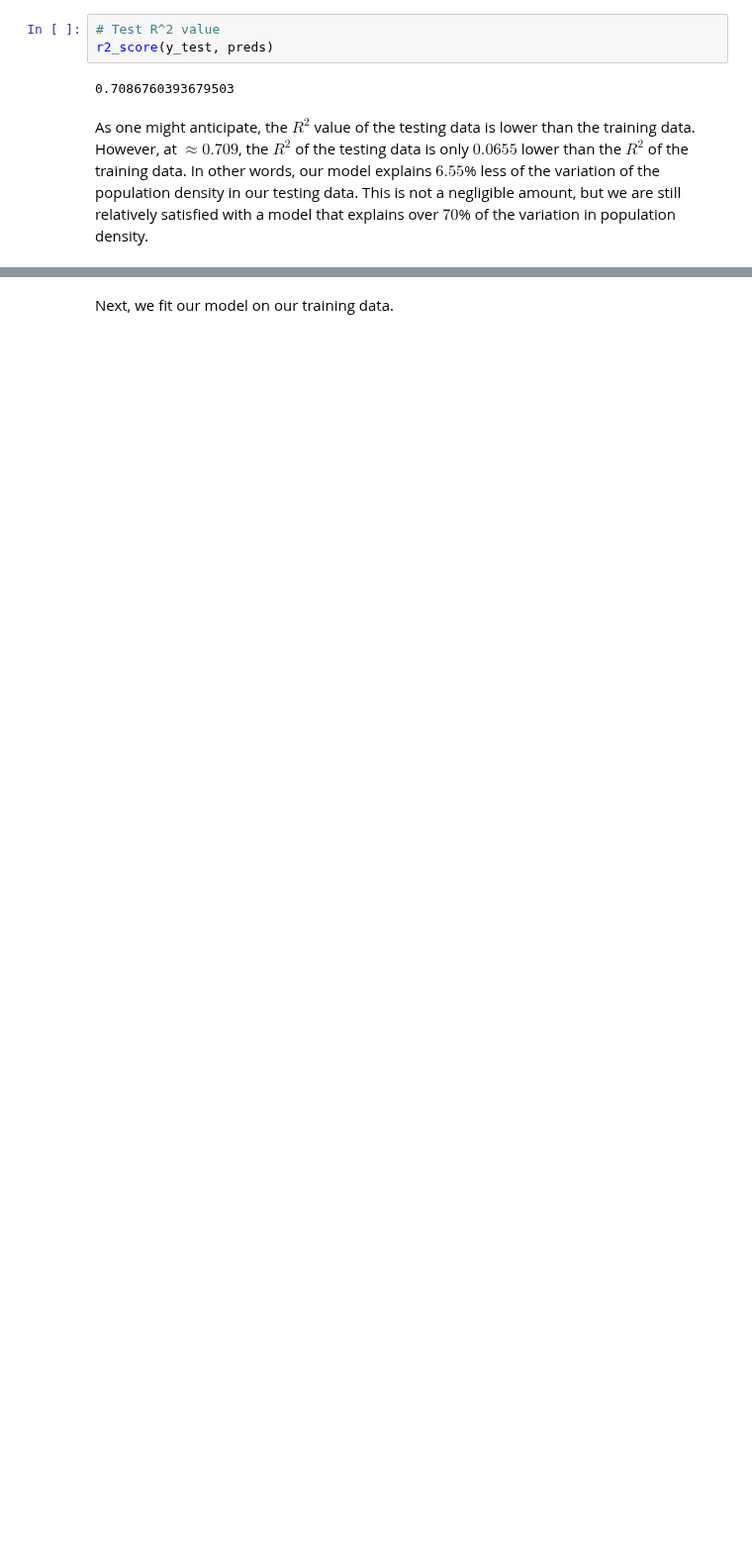
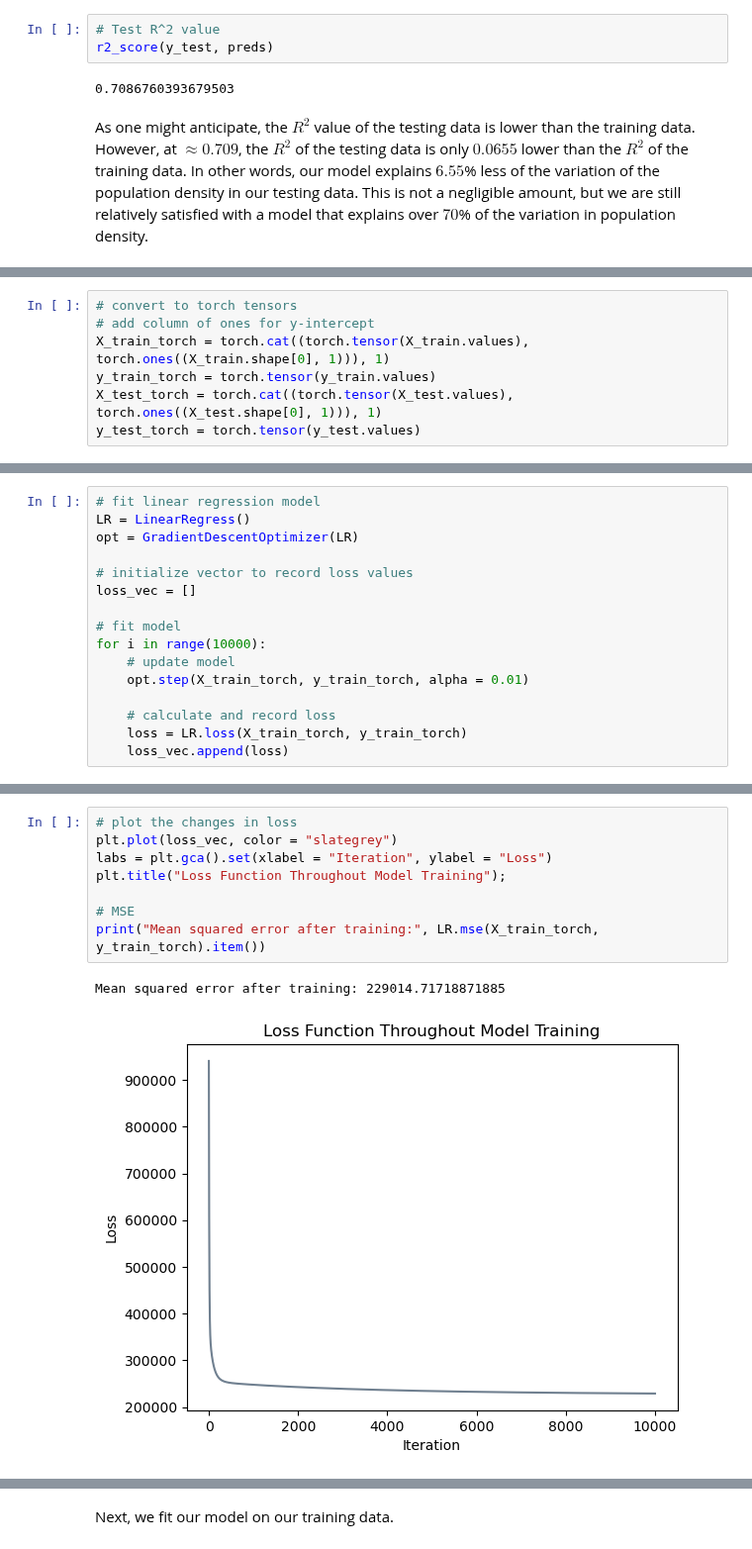
Before and after one commit to Liam-W-Smith/csci-0451-final-project, a Jupyter notebook: code/final_project.ipynb, the cells around one changed output, grey strips where cells are left out. Shown at 99% size. Drawn from its saved outputs; the diff is of its cells as text; blank space fills up the shorter version.

Commit message:
linear regression

```diff
--- a/code/final_project.ipynb
+++ b/code/final_project.ipynb
@@ -270,0 +303,7 @@ This is not a negligible amount, but we are still relatively satisfied with a mo
+# %%
+# convert to torch tensors
+# add column of ones for y-intercept
+X_train_torch = torch.cat((torch.tensor(X_train.values), torch.ones((X_train.shape[0], 1))), 1)
+y_train_torch = torch.tensor(y_train.values)
+X_test_torch = torch.cat((torch.tensor(X_test.values), torch.ones((X_test.shape[0], 1))), 1)
+y_test_torch = torch.tensor(y_test.values)
@@ -270,0 +312,16 @@ This is not a negligible amount, but we are still relatively satisfied with a mo
+# %%
+# fit linear regression model
+LR = LinearRegress()
+opt = GradientDescentOptimizer(LR)
+
+# initialize vector to record loss values
+loss_vec = []
+
+# fit model
+for i in range(10000):
+    # update model
+    opt.step(X_train_torch, y_train_torch, alpha = 0.01)
+
+    # calculate and record loss
+    loss = LR.loss(X_train_torch, y_train_torch)
+    loss_vec.append(loss)
@@ -270,0 +330,11 @@ This is not a negligible amount, but we are still relatively satisfied with a mo
+# %%
+# plot the changes in loss
+plt.plot(loss_vec, color = "slategrey")
+labs = plt.gca().set(xlabel = "Iteration", ylabel = "Loss")
+plt.title("Loss Function Throughout Model Training");
+
+# MSE
+print("Mean squared error after training:", LR.mse(X_train_torch, y_train_torch).item())
+# %% [output]
+Mean squared error after training: 229014.71718871885
+[figure, added]
```
Also changed, not shown: parts of 60 cells of this notebook, 1 other file.
